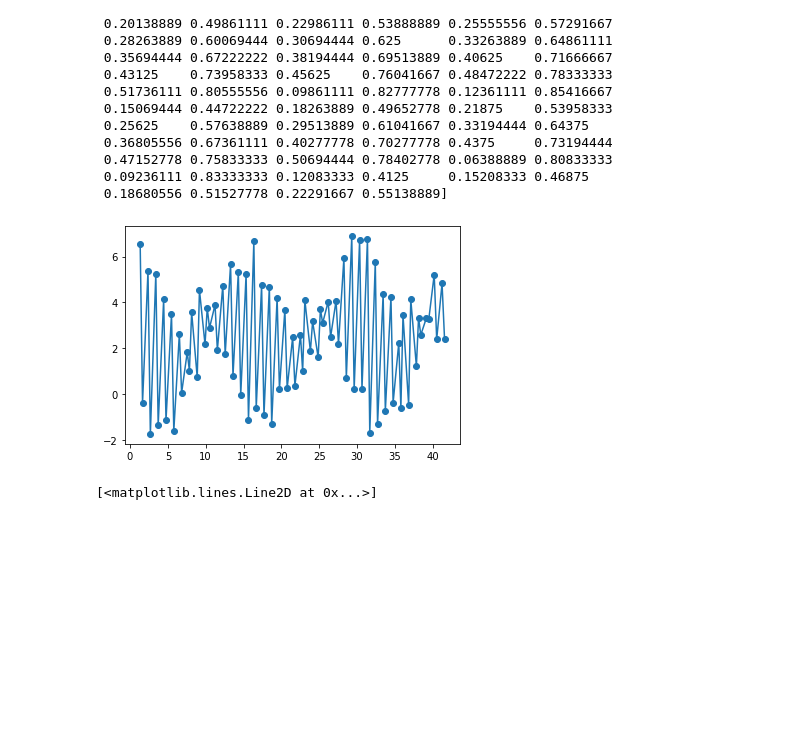
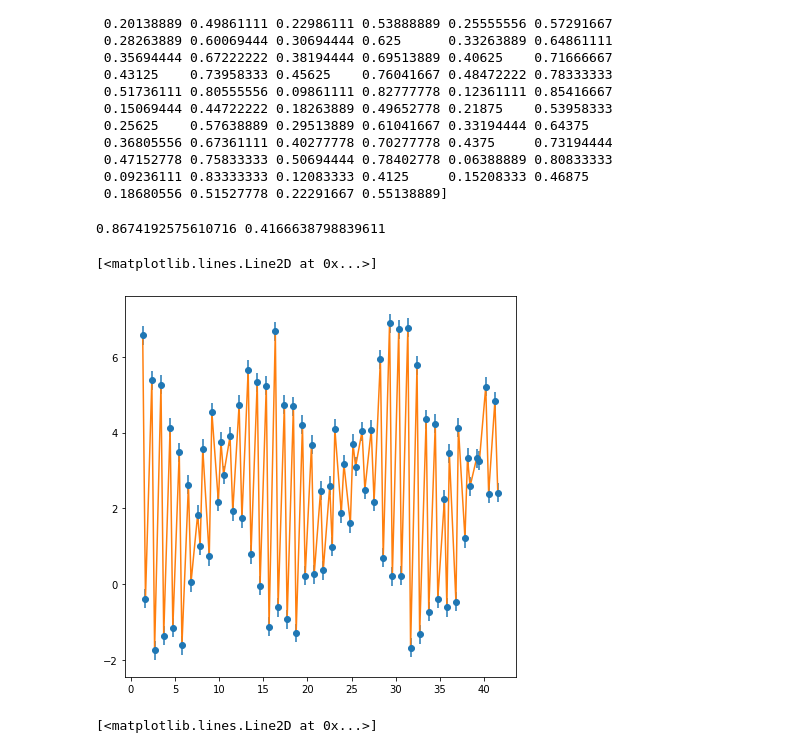
Before and after one commit to DrKiefer/Astr-19-Group-E, a Jupyter notebook: Group Project/Sam Group Project.ipynb, the cells around one changed output. Saved outputs shown, nothing was run; the diff lists cells and outputs as text; code cells hidden in the pictures; blank space fills up the shorter version.

Commit message:
with error bars

```diff
--- a/Group Project/Sam Group Project.ipynb
+++ b/Group Project/Sam Group Project.ipynb
@@ -85,25 +85,36 @@ print(fHours)
 # %%
 dayMinutes = np.array([0.0])
 for i in range(82):
     dayTime = fDays[i]+fHours[i]
     dayMinutes = np.append(dayMinutes, dayTime)
 
 dayMinutes = dayMinutes[1:]
 #print(dayMinutes)
-plt.scatter(dayMinutes, fHeight)
-plt.plot(dayMinutes, fHeight)
+
+
 
 a = fDays
 b = 0.0
 c = fHours
 d = 0.0
 E = fHeight
 F = 0.0
 x = dayMinutes
 y = fHeight
 sinx = (np.cos((a * x) + b)) + (E * np.cos((b * x) + d)) + 0
+
+y_err = 0.25
+m_fit, b_fit = np.poly1d(np.polyfit(sinx, y, 1, w=sinx/y_err))
+print(m_fit, b_fit)
+
+
+f = plt.figure(figsize=(7,7))
+plt.errorbar(dayMinutes, fHeight,yerr=y_err, fmt='o', label = 'data')
+plt.plot(dayMinutes, fHeight)
 # %% [output]
+0.8674192575610716 0.4166638798839611
+[<matplotlib.lines.Line2D at 0x...>]
-[figure, old version]
+[figure, new version]
 # %%
 
 plt.plot(dayMinutes, fHeight)
```
Also changed, not shown: parts of 3 cells of this notebook.
